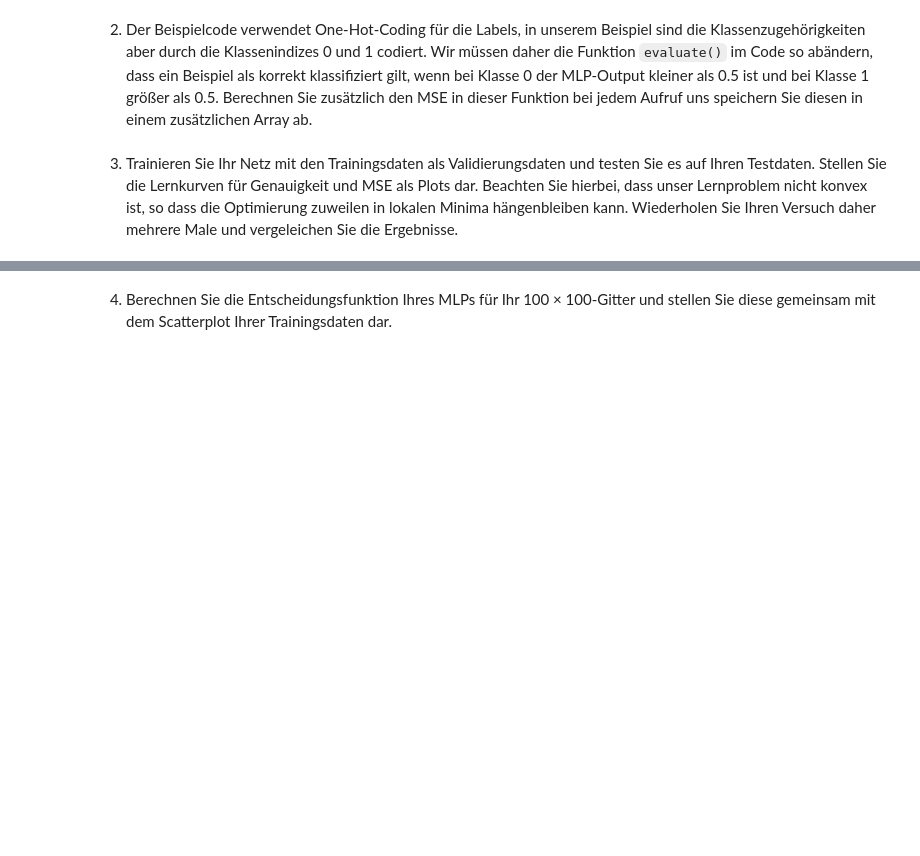
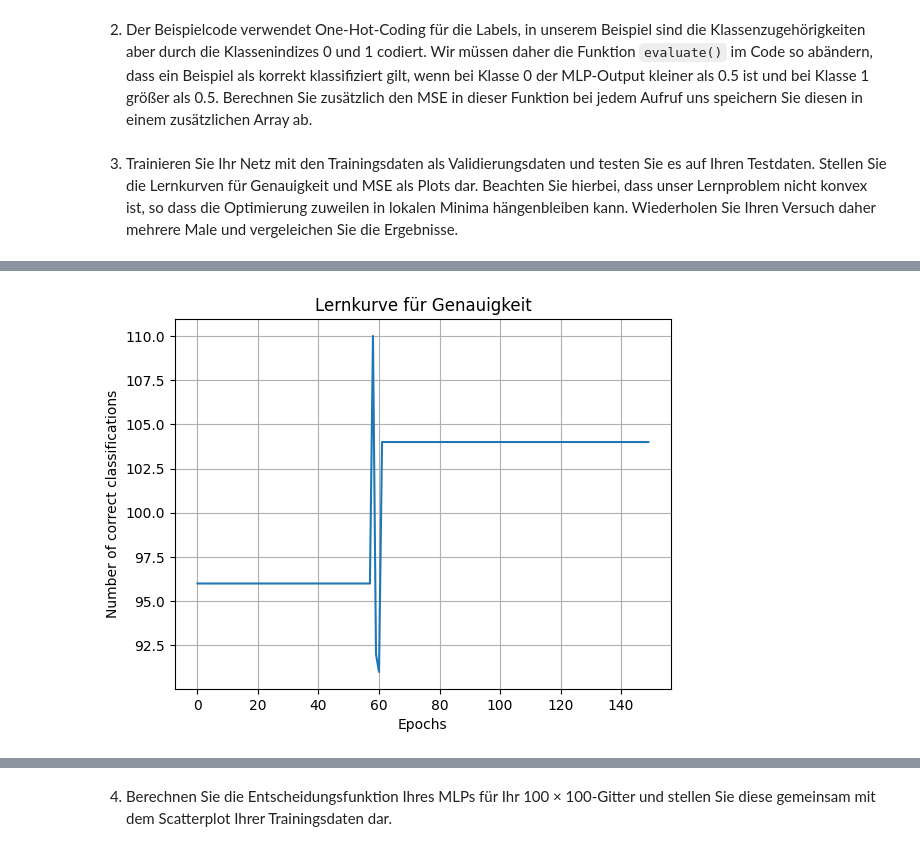
Before and after one commit to PhilNeu13/msi-dl, a Jupyter notebook: Exercise-1/02-mlp.ipynb, the cells around one changed output, grey strips where cells are left out. Drawn from its saved outputs; the diff is of its cells as text; code cells hidden in the pictures; blank space fills up the shorter version.

```diff
--- a/Exercise-1/02-mlp.ipynb
+++ b/Exercise-1/02-mlp.ipynb
@@ -11,0 +191,34 @@ Vorgehensweise:
+# %%
+def SGD(x0, y0, epochs, mini_batch_size, eta, x2, y2):
+
+    n_test = x2.shape[0] # Anzahl Testdaten
+    n = x0.shape[0]      # Anzahl Trainingsdaten
+
+    # gehe durch alle Epochen
+    acc_val = np.zeros(epochs)
+    mse = []
+    for j in range(epochs):
+
+        # Bringe die Trainingsdaten in eine zufällige Reihenfolge für jede Epoche
+        p = np.random.permutation(n) # Zufällige Permutation aller Indizes von 0 .. n-1
+        x0 = x0[p,:]
+        y0 = y0[p]
+
+        # Zerlege den permutierten Datensatz in Minibatches
+        for k in range(0, n, mini_batch_size):
+            xmb = x0[k:k+mini_batch_size,:]
+            if len(y0.shape) == 2:
+                ymb = y0[k:k+mini_batch_size,:]
+            else:
+                ymb = y0[k:k+mini_batch_size]
+            update_mini_batch(xmb, ymb, eta)
+
+        # Gib Performance aus
+        evaluated = evaluate(x2, y2)
+        acc_val[j] = evaluated[0]
+        mse.append(evaluated[1])
+        print("Epoch {0}: {1} / {2}".format(j, acc_val[j], n_test))
+
+    return acc_val, mse
+# %%
+acc_val, mse = SGD(x0, y0, epochs, mbs, lr, x2, y2)
@@ -11,0 +243,10 @@ Vorgehensweise:
+# %%
+x_plt = np.arange(0, epochs)
+plt.plot(x_plt, acc_val)
+plt.xlabel('Epochs')
+plt.ylabel('Number of correct classifications')
+plt.grid()
+plt.title('Lernkurve für Genauigkeit')
+plt.show()
+# %% [output]
+[figure, added]
```
Also changed, not shown: parts of 13 cells of this notebook, 1 other file.
